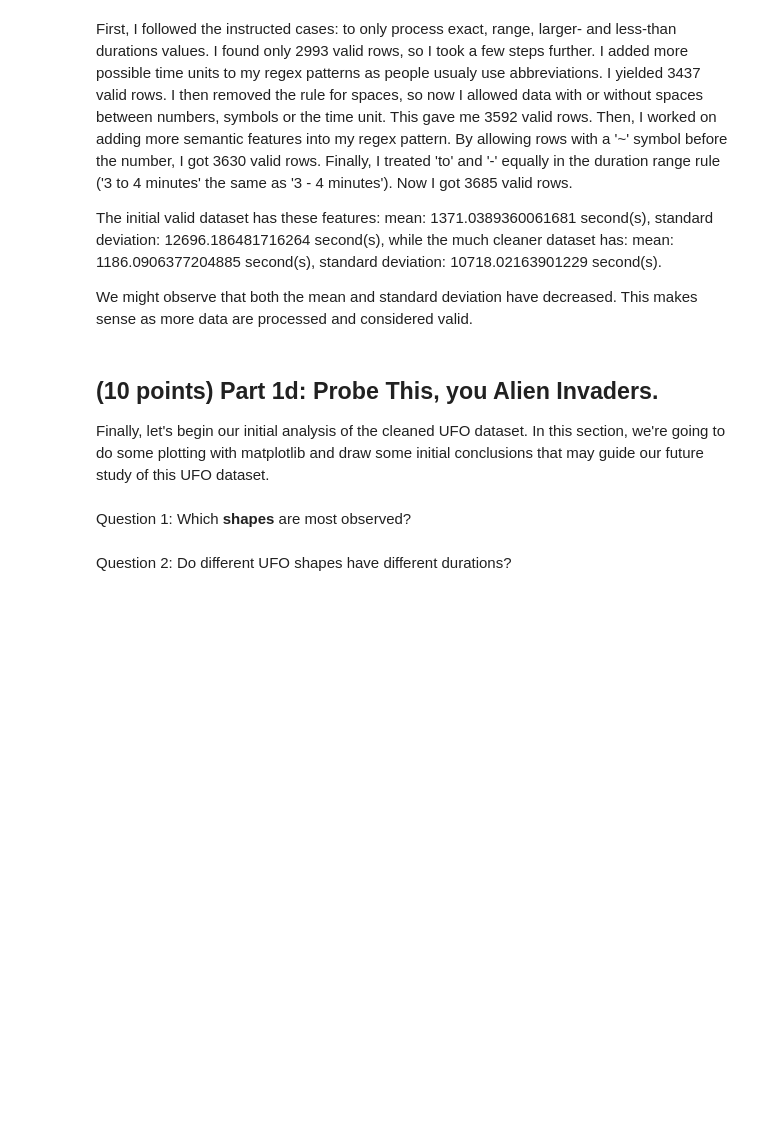
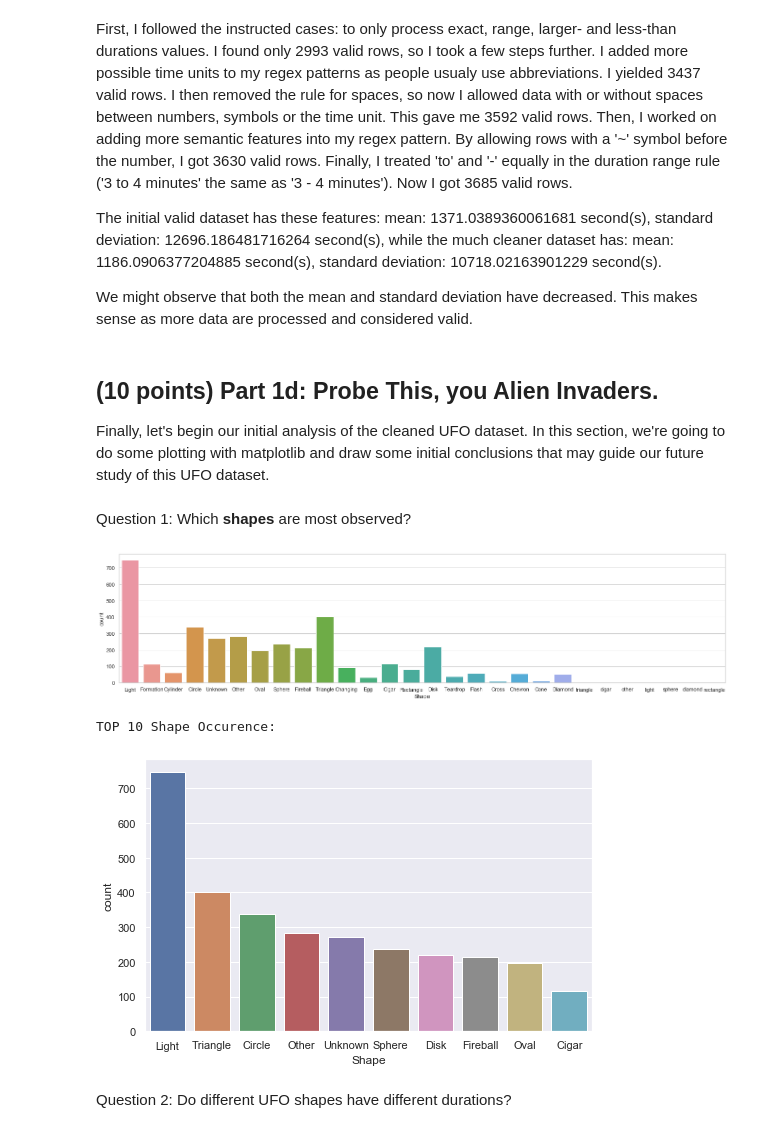
Before and after one commit to ShaoEnChen/TAMU-CSCE676-Data-Mining, a Jupyter notebook: hw1/homework1/homework_1.ipynb, the cells around one changed output. Drawn from its saved outputs; the diff is of its cells as text; code cells hidden in the pictures; blank space fills up the shorter version.

```diff
--- a/hw1/homework1/homework_1.ipynb
+++ b/hw1/homework1/homework_1.ipynb
@@ -337,6 +337,21 @@ Question 1: Which **shapes** are most observed?
 # %%
 # your code here
 # create a plot of shapes (your choice of what you consider the appropriate plot)
+
+plt.subplots(figsize=(23,5))
+seaborn.set(style="darkgrid")
+seaborn.countplot(x="Shape", data=better_validated_by_durations)
+plt.show()
+
+print('TOP 10 Shape Occurence:')
+plt.subplots(figsize=(8,5))
+seaborn.countplot(x="Shape", data=better_validated_by_durations,
+                  order=pd.value_counts(better_validated_by_durations['Shape']).iloc[:10].index)
+plt.show()
+# %% [output]
+[figure, added]
+TOP 10 Shape Occurence:
+[figure, added]
 # %% [markdown]
 Question 2: Do different UFO shapes have different durations?
 # %%
```
Also changed, not shown: parts of 9 cells of this notebook.
